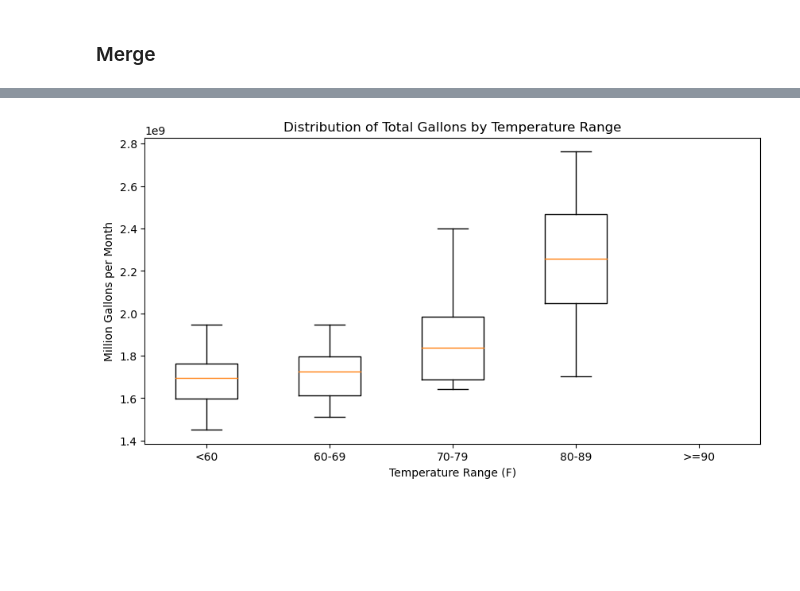
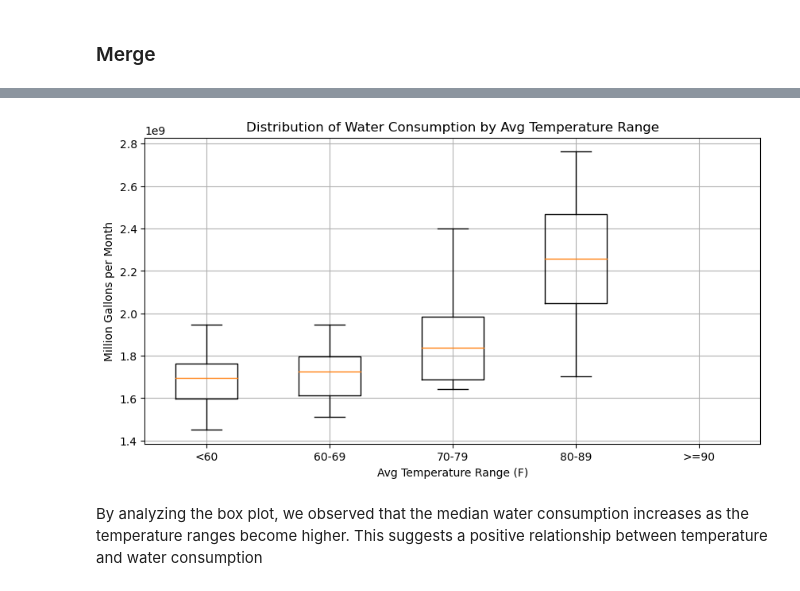
Before and after one commit to kadyepley/project-one, a Jupyter notebook: Austin_Weather_Water/austin_weather_water.ipynb, the cells around one changed output, grey strips where cells are left out. Drawn from its saved outputs; the diff is of its cells as text; code cells hidden in the pictures; blank space fills up the shorter version.

```diff
--- a/Austin_Weather_Water/austin_weather_water.ipynb
+++ b/Austin_Weather_Water/austin_weather_water.ipynb
@@ -95,6 +97,7 @@ weather_data_df
 # Weather data is for every data temprature, So get monthly average group by date
 # Group by 'Date' and calculate the sum of 'TempAvgF'
 weather_data_df['Date'] = weather_data_df['Date'].str[:-3]
-weather_monthly_total= weather_data_df.groupby('Date',as_index=False)['TempAvgF'].mean()
+#weather_monthly_total= weather_data_df.groupby('Date',as_index=False)['TempAvgF','TempHighF'].mean()
+weather_monthly_total= weather_data_df.groupby('Date',as_index=False).mean()
 weather_monthly_total.head(10)
 # %% [output]
@@ -118,6 +121,6 @@ weather_monthly_total['Date'] = pd.to_datetime(weather_monthly_total['Date'], fo
 weather_monthly_total["TempAvgF"]= weather_monthly_total['TempAvgF'].round(2)
 # Merge based on matching date values
 merged_df = customer_monthly_total.merge(weather_monthly_total, left_on='Year Month', right_on='Date')
-merged_df = merged_df[['Date','Total Gallons','TempAvgF']]
+merged_df = merged_df[['Date','Total Gallons','TempAvgF','TempHighF']]
 merged_df.head(10)
 # %% [output]
@@ -135,34 +138,28 @@ merged_df.head(10)
 # %%
 
-# Set 'Date' column as the index
-date_index_df = merged_df.set_index('Date', inplace=False)
 # Create the scatter plot
-date_index_df.plot(kind='scatter', x='TempAvgF', y='Total Gallons',figsize=(10, 5))
+merged_df.plot(kind='scatter', x='TempAvgF', y='Total Gallons',figsize=(10, 5))
 # Add labels and title
 plt.xlabel('Average Temperature in Farenhiet')
 plt.ylabel('Million Gallons per Month')
 plt.title('Austin Water Consumption vs Avg Temperature')
-correlation = st.pearsonr(date_index_df['Total Gallons'],date_index_df['TempAvgF'])
-
-# Calculate correlation coefficient
-correlation_coefficient = correlation[0]
-correlation_text = f'Correlation coefficient: {correlation_coefficient:.2f}'
-p_value = correlation[1]
-p_value_text=f'p_value: {p_value}'
-
-print(correlation_text)
-print(p_value_text)
-# Add correlation text to the plot
-plt.text(merged_df['TempAvgF'].min(), merged_df['Total Gallons'].max(), correlation_text, fontsize=8)
 
 # # Perform linear regression
 (slope, intercept, rvalue, pvalue, stderr) = linregress( merged_df['TempAvgF'],merged_df['Total Gallons'])
 regress_values = merged_df['TempAvgF'] * slope + intercept # (xm + y)
 
+# Add correlation text to the plot
+plt.text(merged_df['TempAvgF'].min(), merged_df['Total Gallons'].max(), f"Correlation coefficient: {rvalue:.2f}", fontsize=8)
+
 # # generate line plot (color is red and solid)
 plt.plot(merged_df['TempAvgF'],regress_values,"r-")
+
+# Save the plot
 plt.savefig('Images/q1_scatter.png')
 # Display the plot
+
+print(f"Correlation coefficient: {rvalue:.2f}")
+print(f"pvalue: {pvalue}")
 plt.show()
 # %% [output]
 Correlation coefficient: 0.72
@@ -174,34 +179,41 @@ p_value: 2.8001668828741054e-08
 # %%
-
-
 # Create temperature ranges
 temperature_ranges = ['<60', '60-69', '70-79', '80-89', '>=90']
 
 # Assign temperature range labels to each row based on 'TempAvgF'
 merged_df['Temp Range'] = pd.cut(merged_df['TempAvgF'], bins=[0, 59.99, 69.99, 79.99, 89.99, 100], labels=temperature_ranges)
 
 # Create a list to store the 'Total Gallons' data for each temperature range
 data_by_temp_range = []
 
 # Iterate over each temperature range
 for temp_range in temperature_ranges:
     # Filter the data for the current temperature range
     filtered_data = merged_df[merged_df['Temp Range'] == temp_range]['Total Gallons']
     # Append the filtered data to the list
     data_by_temp_range.append(filtered_data)
+
 plt.figure(figsize=(10, 5))
+
 # Create the box plot
 plt.boxplot(data_by_temp_range, labels=temperature_ranges)
 
 # Adding labels and title
-plt.xlabel('Temperature Range (F)')
+plt.xlabel('Avg Temperature Range (F)')
 plt.ylabel('Million Gallons per Month')
-plt.title('Distribution of Total Gallons by Temperature Range')
+plt.title('Distribution of Water Consumption by Avg Temperature Range')
+# Add grids
+plt.grid(True)
+# # Add the median value as a line on the plot
+# plt.axhline(1700000000, color='red', linestyle='--')
+
 plt.savefig('Images/q1_boxplot.png')
 # Display the plot
 plt.show()
 # %% [output]
-[figure, old version]
+[figure, new version]
+# %% [markdown]
+By analyzing the box plot, we observed that the median water consumption increases as the temperature ranges become higher. This suggests a positive relationship between temperature and water consumption
 # %%
 # Calculate statistics for each temperature range
 statistics = {}
```
Also changed, not shown: parts of 16 cells of this notebook, 3 other files.
